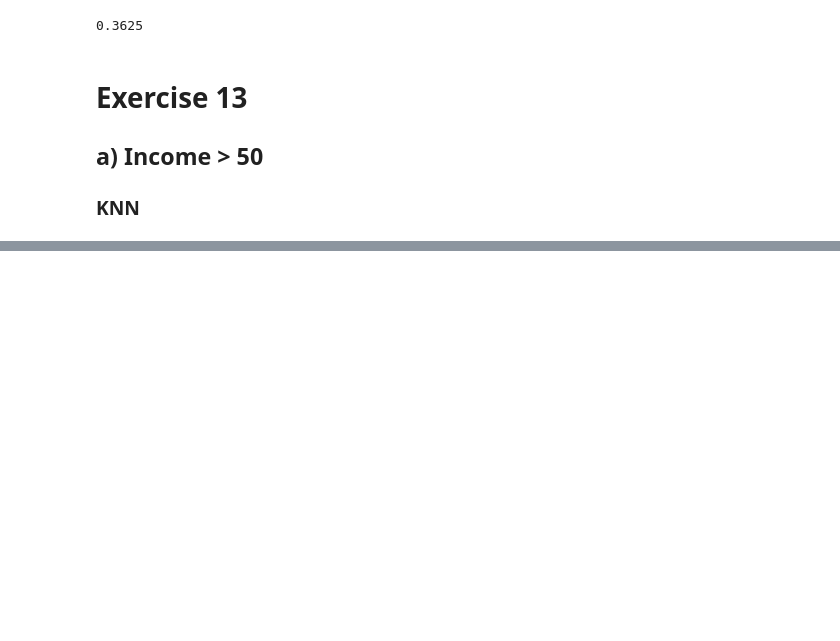
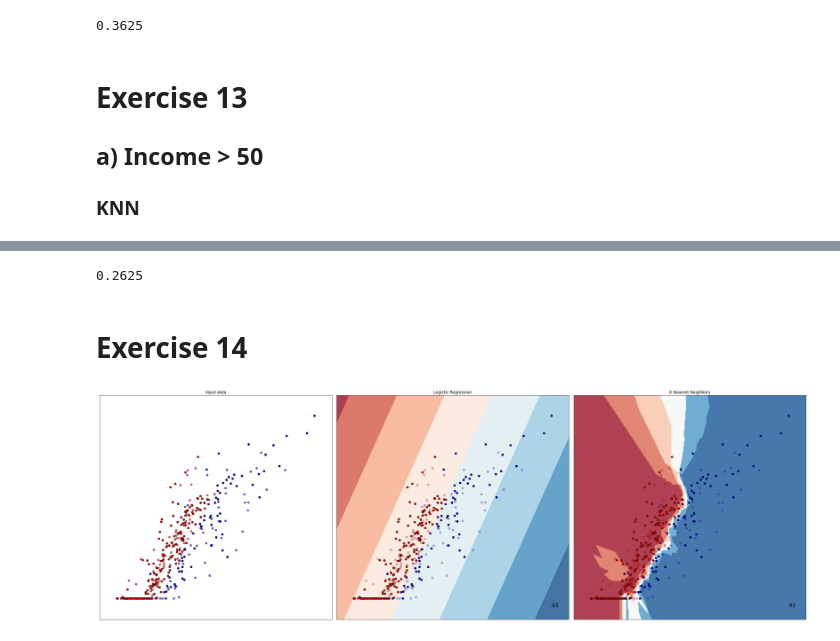
Before and after one commit to JakubGogola-IDENTT/data-mining, a Jupyter notebook: lab3/lab3_ex12_13_14.ipynb, the cells around one changed output, grey strips where cells are left out. Saved outputs shown, nothing was run; the diff lists cells and outputs as text; code cells hidden in the pictures; blank space fills up the shorter version.

```diff
--- a/lab3/lab3_ex12_13_14.ipynb
+++ b/lab3/lab3_ex12_13_14.ipynb
@@ -111,0 +211,12 @@ cc_model_acc
+# %%
+print(cc_best_dt_score)
+# print(cc_dt_results)
+# print(cc_best_dt_estimator)
+# %% [output]
+0.2625
+# %% [markdown]
+# Exercise 14
+# %%
+h = .02 # step size in the mesh
+names = ['Logistic Regression', 'K Nearest Neighbors']
+classifiers = [LogisticRegression(), KNeighborsClassifier()]
@@ -111,0 +288,13 @@ cc_model_acc
+# %%
+# income > 50
+income_plot_df = income_df.copy(deep=True)
+income_plot_features = ['Limit', 'Balance']
+income_plot_results = ['Income > 50']
+
+X_income_plot = income_plot_df[income_plot_features].to_numpy()
+y_income_plot = income_plot_df[income_plot_results].to_numpy().ravel()
+
+income_dataset = (X_income_plot, y_income_plot)
+draw_plot(income_plot_df, income_dataset, income_plot_features, income_plot_results)
+# %% [output]
+[figure, added]
```
Also changed, not shown: parts of 14 cells of this notebook.
